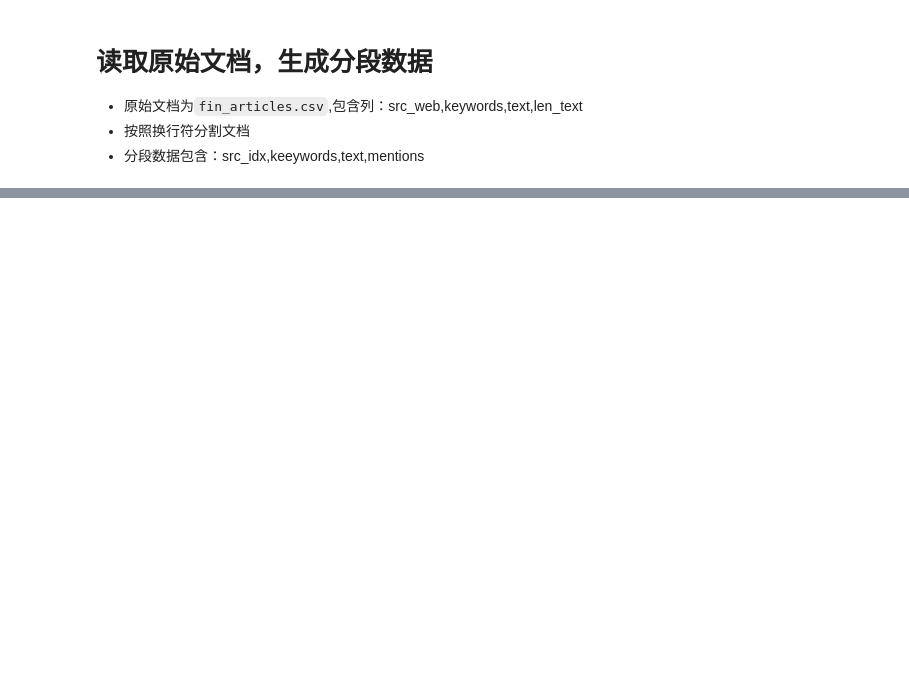
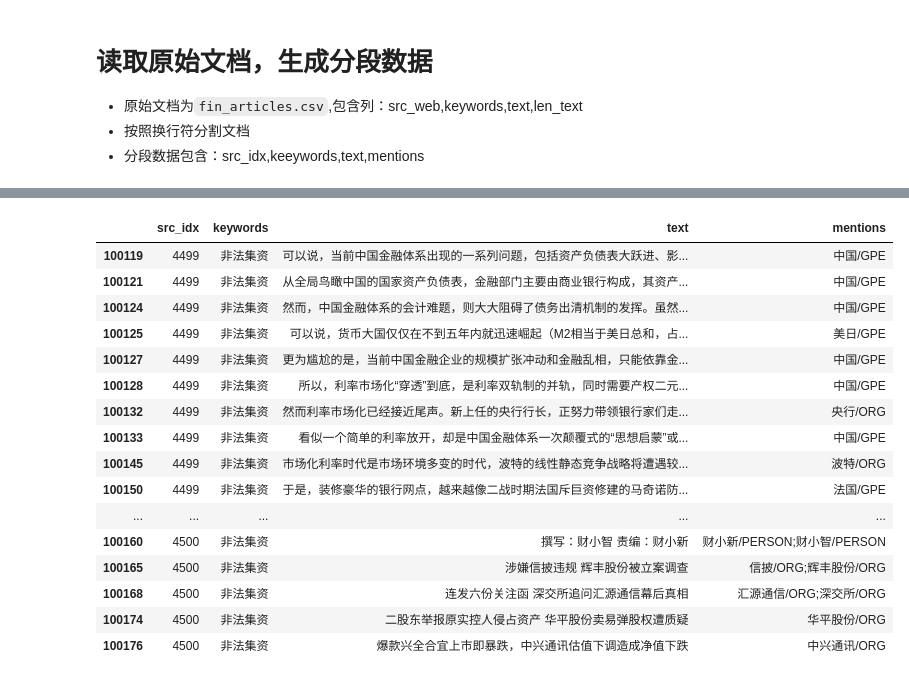
Before and after one commit to kakuibeyond/finance_el, a Jupyter notebook: preprocess/prepare_corpus.ipynb, the cells around one changed output, grey strips where cells are left out. Saved outputs shown, nothing was run; the diff lists cells and outputs as text; code cells hidden in the pictures; blank space fills up the shorter version.

```diff
--- a/preprocess/prepare_corpus.ipynb
+++ b/preprocess/prepare_corpus.ipynb
@@ -144,0 +83,20 @@ df2.to_csv('test_500.csv',index=True,sep='\t')
+# %%
+df_entity.tail(20)
+# %% [output]
+|  | src_idx | keywords | text | mentions |
+| 100119 | 4499 | 非法集资 | 可以说，当前中国金融体系出现的一系列问题，包括资产负债表大跃进、影... | 中国/GPE |
+| 100121 | 4499 | 非法集资 | 从全局鸟瞰中国的国家资产负债表，金融部门主要由商业银行构成，其资产... | 中国/GPE |
+| 100124 | 4499 | 非法集资 | 然而，中国金融体系的会计难题，则大大阻碍了债务出清机制的发挥。虽然... | 中国/GPE |
+| 100125 | 4499 | 非法集资 | 可以说，货币大国仅仅在不到五年内就迅速崛起（M2相当于美日总和，占... | 美日/GPE |
+| 100127 | 4499 | 非法集资 | 更为尴尬的是，当前中国金融企业的规模扩张冲动和金融乱相，只能依靠金... | 中国/GPE |
+| 100128 | 4499 | 非法集资 | 所以，利率市场化“穿透”到底，是利率双轨制的并轨，同时需要产权二元... | 中国/GPE |
+| 100132 | 4499 | 非法集资 | 然而利率市场化已经接近尾声。新上任的央行行长，正努力带领银行家们走... | 央行/ORG |
+| 100133 | 4499 | 非法集资 | 看似一个简单的利率放开，却是中国金融体系一次颠覆式的“思想启蒙”或... | 中国/GPE |
+| 100145 | 4499 | 非法集资 | 市场化利率时代是市场环境多变的时代，波特的线性静态竞争战略将遭遇较... | 波特/ORG |
+| 100150 | 4499 | 非法集资 | 于是，装修豪华的银行网点，越来越像二战时期法国斥巨资修建的马奇诺防... | 法国/GPE |
+| ... | ... | ... | ... | ... |
+| 100160 | 4500 | 非法集资 | 撰写：财小智 责编：财小新 | 财小新/PERSON;财小智/PERSON |
+| 100165 | 4500 | 非法集资 | 涉嫌信披违规 辉丰股份被立案调查 | 信披/ORG;辉丰股份/ORG |
+| 100168 | 4500 | 非法集资 | 连发六份关注函 深交所追问汇源通信幕后真相 | 汇源通信/ORG;深交所/ORG |
+| 100174 | 4500 | 非法集资 | 二股东举报原实控人侵占资产 华平股份卖易弹股权遭质疑 | 华平股份/ORG |
+| 100176 | 4500 | 非法集资 | 爆款兴全合宜上市即暴跌，中兴通讯估值下调造成净值下跌 | 中兴通讯/ORG |
```
Also changed, not shown: parts of 20 cells of this notebook, 3 other files.
